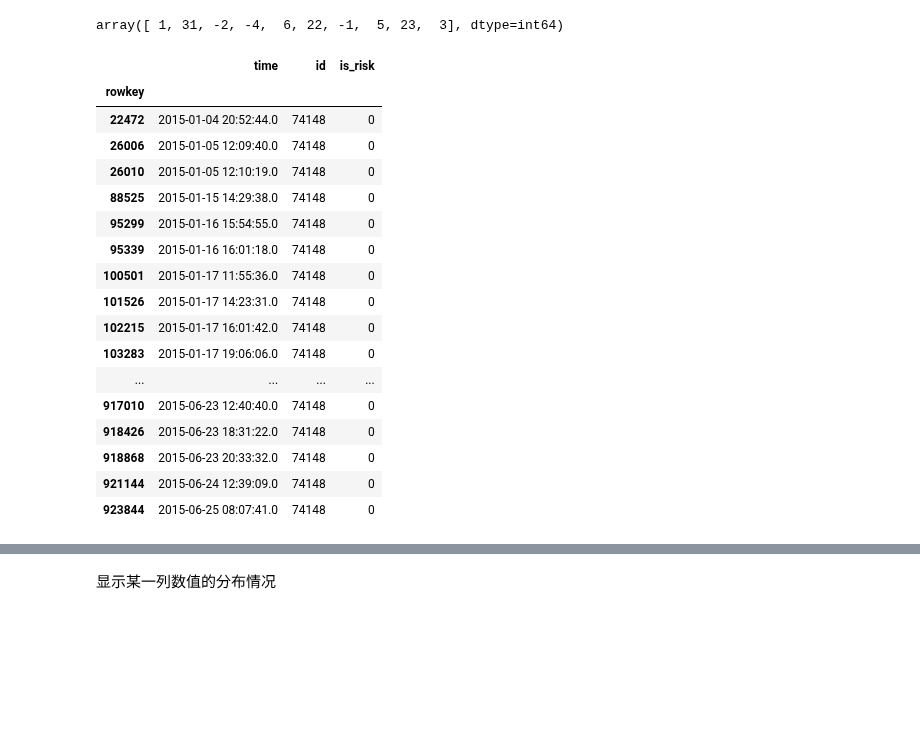
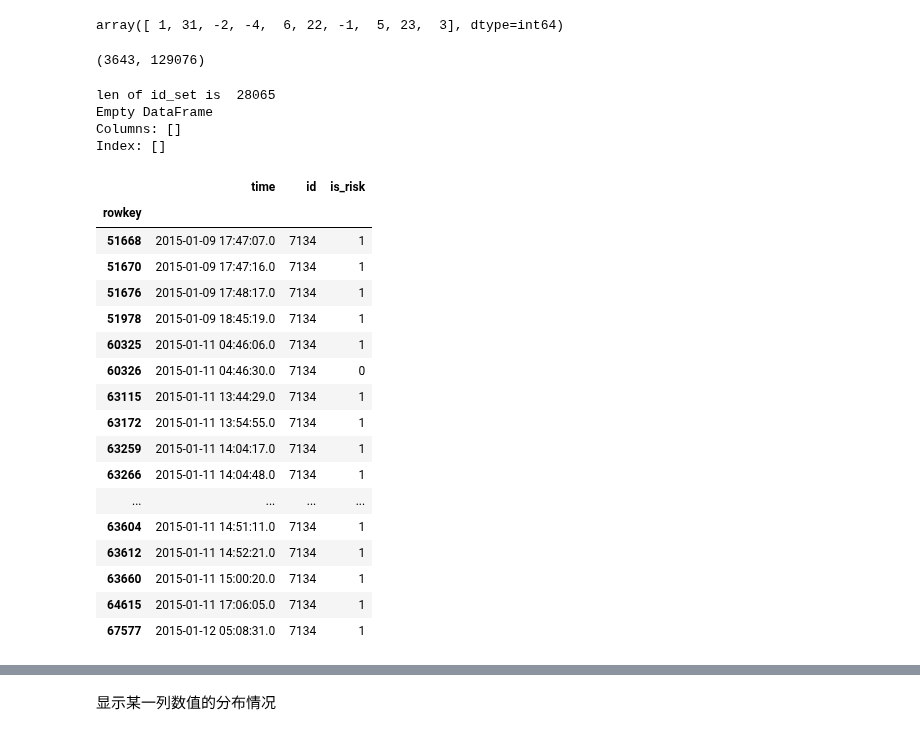
Before and after one commit to tusonggao/Kaggle_code, a Jupyter notebook: jd_contest/jd_contest.ipynb, the cells around one changed output, grey strips where cells are left out. Cells and saved outputs as stored; diff of their text form; code cells hidden in the pictures; blank space fills up the shorter version.

```diff
--- a/jd_contest/jd_contest.ipynb
+++ b/jd_contest/jd_contest.ipynb
@@ -1,11 +1,13 @@
 # %%
+import pickle
+
 import numpy as np
 import pandas as pd
 import matplotlib.pyplot as plt
 %matplotlib inline
 
 #pd.set_option('max_info_rows', 500)
-pd.set_option('display.max_rows', 1500)
+pd.set_option('display.max_rows', 3000)
 # %%
 trade_df = pd.read_csv('./data/Risk_Detection_Qualification/t_trade.csv', index_col='rowkey', dtype={'id': np.str})
 trade_test_df = pd.read_csv('./data/Risk_Detection_Qualification/t_trade_test.csv', index_col='rowkey', dtype={'id': np.str})
@@ -22,33 +24,57 @@ risk_login_df = merged_login_df[merged_login_df['id'].isin(risk_id)]
 non_risk_login_df = merged_login_df[~(merged_login_df['id'].isin(risk_id))]
 # %% [output]
 array([ 1, 31, -2, -4,  6, 22, -1,  5, 23,  3], dtype=int64)
+# %%
+trade_df[trade_df.is_risk==1].shape[0], trade_df[trade_df.is_risk==0].shape[0]
+# %% [output]
+(3643, 129076)
+# %%
+def remove_duplicate_login_records(login_df):
+    result_df = pd.DataFrame()
+    id_set = set(login_df['id'].values)
+    print('len of id_set is ', len(id_set))
+    count = 0
+    for user_id in id_set:
+        sub_login_df = login_df[login_df['id']==user_id].sort_values(by='time', ascending = True)
+        removed_sub_login_df = pd.DataFrame()
+        for i in range(len(sub_login_df)):
+        for i in r
+    return result_df
+print(remove_duplicate_login_records(merged_login_df))
+# %% [output]
+len of id_set is  28065
+Empty DataFrame
+Columns: []
+Index: []
 # %%
 # 得到一列不同的值
 login_df['result'].unique()
 login_df['id'].unique()
 len(login_df['city'].unique()), len(login_df.index)
 trade_df.count()
 merged_login_df.dtypes
-trade_df[trade_df.id=='74148'].sort_values(by='time', ascending = True)  # 174422
+trade_df[trade_df.id=='7134'].sort_values(by='time', ascending = True)  # 174422
+# trade_test_df[trade_test_df.id=='7134'].sort_values(by='time', ascending = True)  # 174422
+# login_df.sort_values(by='time', ascending = True)  # 174422
 # merged_login_df['is_scan'].unique()
 # len(merged_login_df[merged_login_df.device==835072]['id'].unique())
 # %% [output]
 |  | time | id | is_risk |
 | rowkey |  |  |  |
-| 22472 | 2015-01-04 20:52:44.0 | 74148 | 0 |
-| 26006 | 2015-01-05 12:09:40.0 | 74148 | 0 |
-| 26010 | 2015-01-05 12:10:19.0 | 74148 | 0 |
-| 88525 | 2015-01-15 14:29:38.0 | 74148 | 0 |
-| 95299 | 2015-01-16 15:54:55.0 | 74148 | 0 |
-| 95339 | 2015-01-16 16:01:18.0 | 74148 | 0 |
-| 100501 | 2015-01-17 11:55:36.0 | 74148 | 0 |
-| 101526 | 2015-01-17 14:23:31.0 | 74148 | 0 |
-| 102215 | 2015-01-17 16:01:42.0 | 74148 | 0 |
-| 103283 | 2015-01-17 19:06:06.0 | 74148 | 0 |
+| 51668 | 2015-01-09 17:47:07.0 | 7134 | 1 |
+| 51670 | 2015-01-09 17:47:16.0 | 7134 | 1 |
+| 51676 | 2015-01-09 17:48:17.0 | 7134 | 1 |
+| 51978 | 2015-01-09 18:45:19.0 | 7134 | 1 |
+| 60325 | 2015-01-11 04:46:06.0 | 7134 | 1 |
+| 60326 | 2015-01-11 04:46:30.0 | 7134 | 0 |
+| 63115 | 2015-01-11 13:44:29.0 | 7134 | 1 |
+| 63172 | 2015-01-11 13:54:55.0 | 7134 | 1 |
+| 63259 | 2015-01-11 14:04:17.0 | 7134 | 1 |
+| 63266 | 2015-01-11 14:04:48.0 | 7134 | 1 |
 | ... | ... | ... | ... |
-| 917010 | 2015-06-23 12:40:40.0 | 74148 | 0 |
-| 918426 | 2015-06-23 18:31:22.0 | 74148 | 0 |
-| 918868 | 2015-06-23 20:33:32.0 | 74148 | 0 |
-| 921144 | 2015-06-24 12:39:09.0 | 74148 | 0 |
-| 923844 | 2015-06-25 08:07:41.0 | 74148 | 0 |
+| 63604 | 2015-01-11 14:51:11.0 | 7134 | 1 |
+| 63612 | 2015-01-11 14:52:21.0 | 7134 | 1 |
+| 63660 | 2015-01-11 15:00:20.0 | 7134 | 1 |
+| 64615 | 2015-01-11 17:06:05.0 | 7134 | 1 |
+| 67577 | 2015-01-12 05:08:31.0 | 7134 | 1 |
 # %%
```
Also changed, not shown: parts of 6 cells of this notebook, 2 other files.
